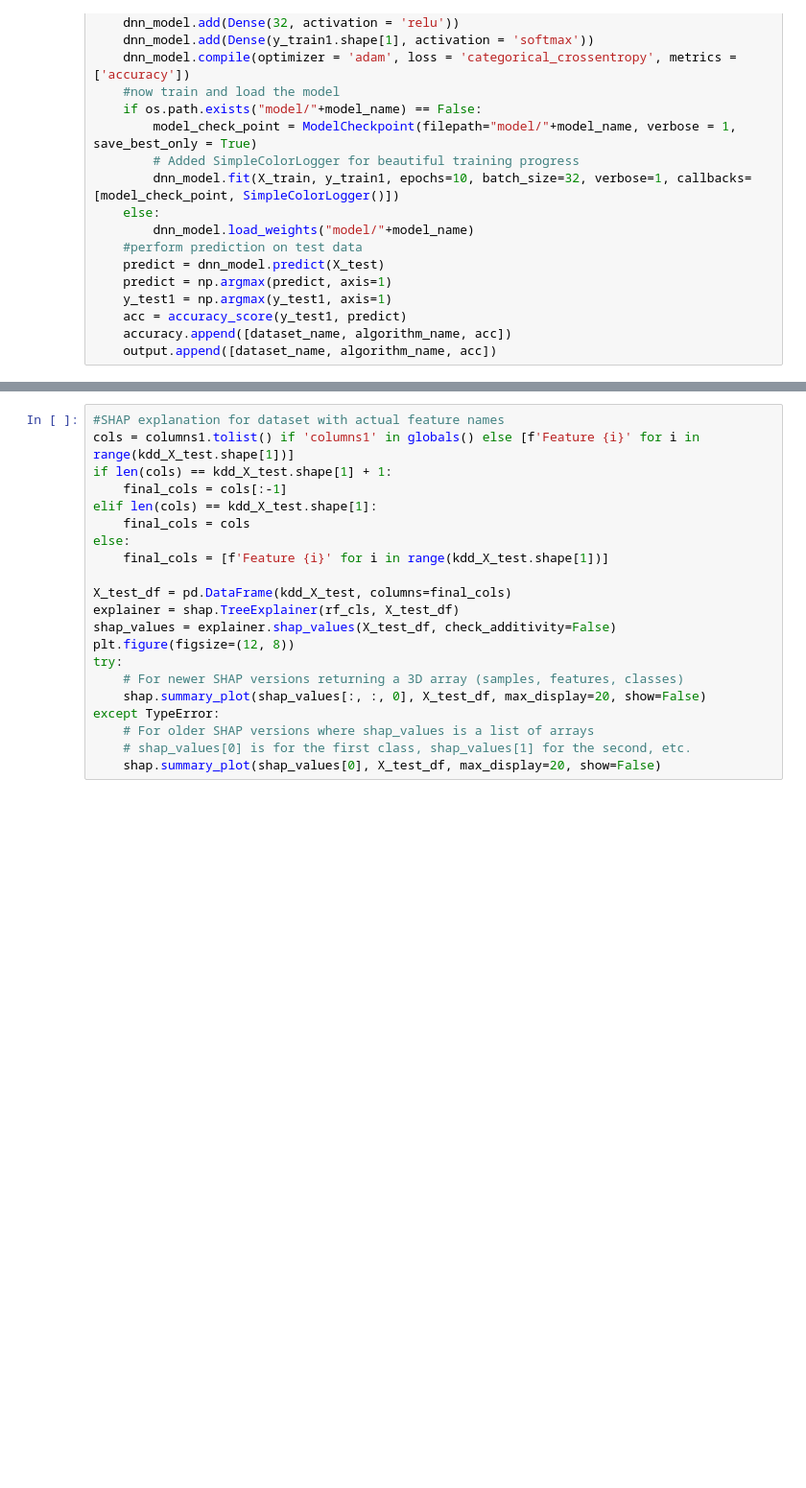
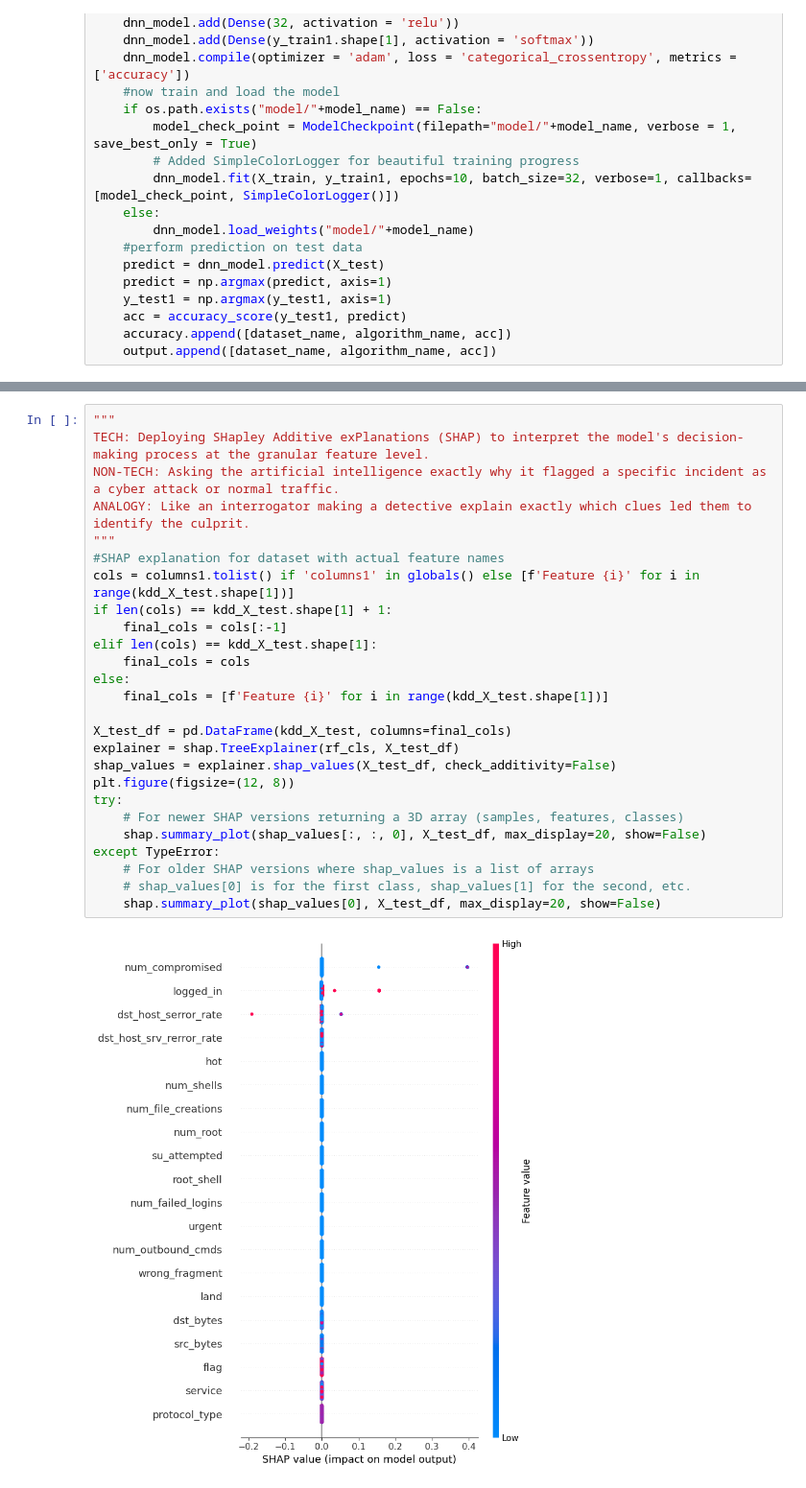
Before and after one commit to Ksreyan0725/CyberAttackPrediction---College_Project, a Jupyter notebook: CyberAttackPrediction/ProposeCyberAttack.ipynb, the cells around one changed output, grey strips where cells are left out. Shown at 96% size. Cells and saved outputs as stored; diff of their text form; blank space fills up the shorter version.

```diff
--- a/CyberAttackPrediction/ProposeCyberAttack.ipynb
+++ b/CyberAttackPrediction/ProposeCyberAttack.ipynb
@@ -408,24 +535,31 @@ output
 # %%
+"""
+TECH: Deploying SHapley Additive exPlanations (SHAP) to interpret the model's decision-making process at the granular feature level.
+NON-TECH: Asking the artificial intelligence exactly why it flagged a specific incident as a cyber attack or normal traffic.
+ANALOGY: Like an interrogator making a detective explain exactly which clues led them to identify the culprit.
+"""
 #SHAP explanation for dataset with actual feature names
 cols = columns1.tolist() if 'columns1' in globals() else [f'Feature {i}' for i in range(kdd_X_test.shape[1])]
 if len(cols) == kdd_X_test.shape[1] + 1:
     final_cols = cols[:-1]
 elif len(cols) == kdd_X_test.shape[1]:
     final_cols = cols
 else:
     final_cols = [f'Feature {i}' for i in range(kdd_X_test.shape[1])]
 
 X_test_df = pd.DataFrame(kdd_X_test, columns=final_cols)
 explainer = shap.TreeExplainer(rf_cls, X_test_df)
 shap_values = explainer.shap_values(X_test_df, check_additivity=False)
 plt.figure(figsize=(12, 8))
 try:
     # For newer SHAP versions returning a 3D array (samples, features, classes)
     shap.summary_plot(shap_values[:, :, 0], X_test_df, max_display=20, show=False)
 except TypeError:
     # For older SHAP versions where shap_values is a list of arrays
     # shap_values[0] is for the first class, shap_values[1] for the second, etc.
     shap.summary_plot(shap_values[0], X_test_df, max_display=20, show=False)
+# %% [output]
+[figure, added]
 # %%
 """
 TECH: Performing general data processing or transformation to move the pipeline forward.
```
Also changed, not shown: parts of 18 cells of this notebook, 1 other file.
